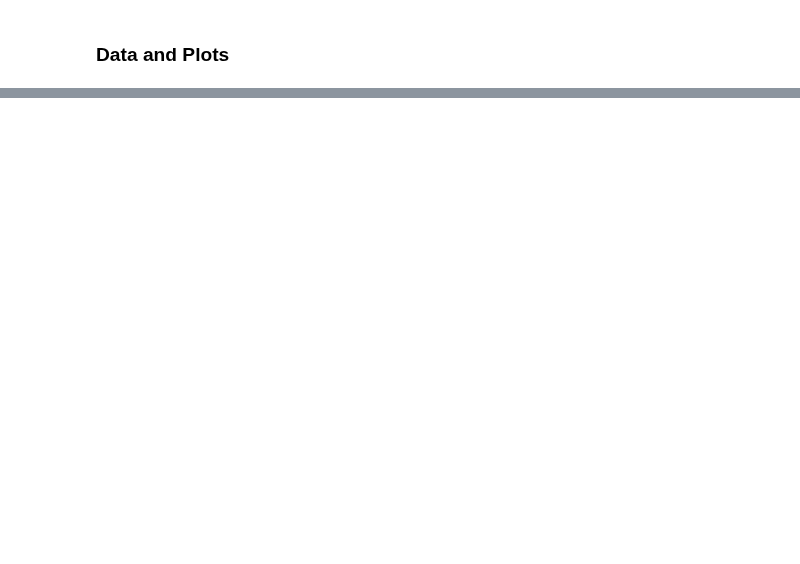
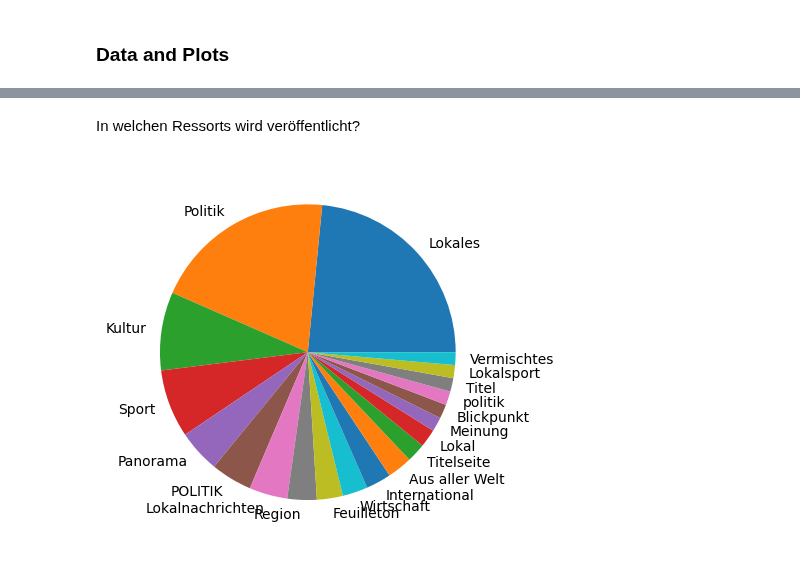
Before and after one commit to blue-create/langlens, a Jupyter notebook: scripts/describe_data.ipynb, the cells around one changed output, grey strips where cells are left out. Cells and saved outputs as stored; diff of their text form; code cells hidden in the pictures; blank space fills up the shorter version.

```diff
--- a/scripts/describe_data.ipynb
+++ b/scripts/describe_data.ipynb
@@ -36,0 +65,6 @@ for json in tqdm(os.listdir(json_path)):
+# %% [markdown]
+In welchen Ressorts wird veröffentlicht?
+# %%
+plt.pie(df.ressort.value_counts()[:20],labels =df.ressort.value_counts()[:20].index);
+# %% [output]
+[figure, added]
```
Also changed, not shown: parts of 26 cells of this notebook.
